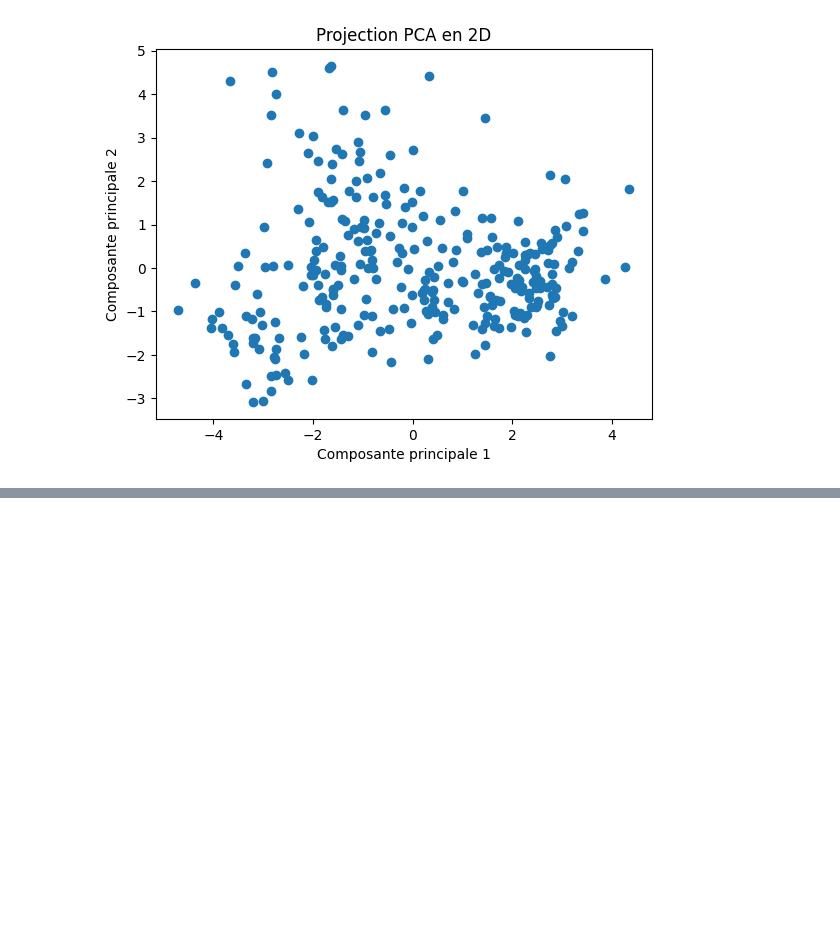
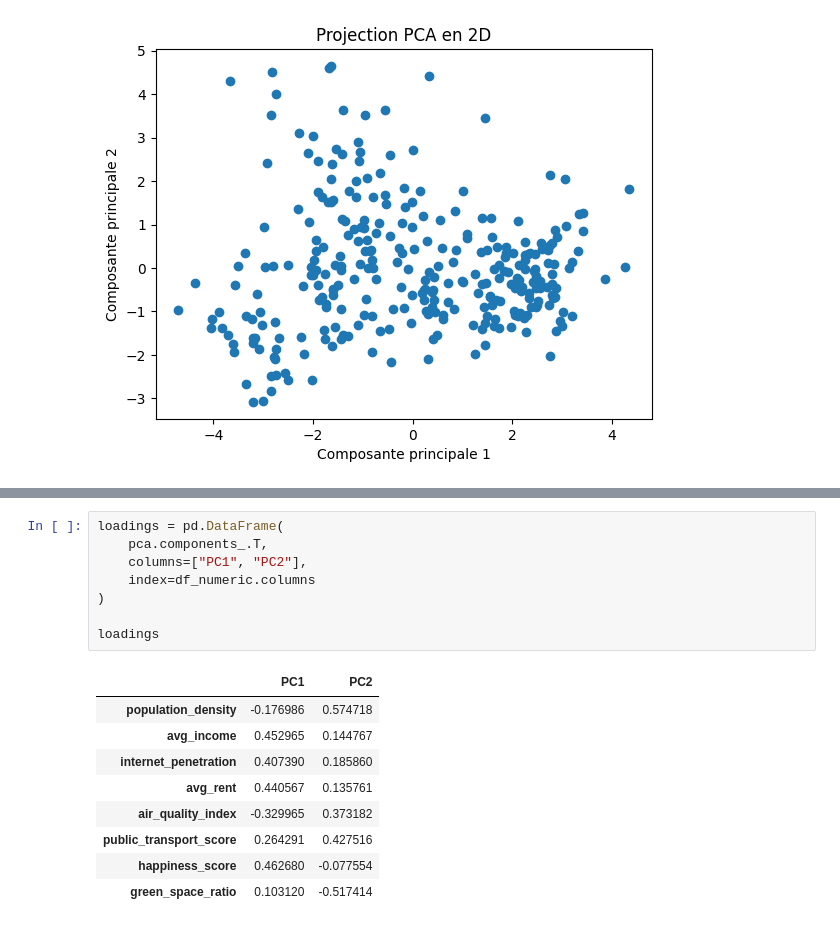
Before and after one commit to benk27Serradj/exam_conteneurisation, a Jupyter notebook: notebooks/pca.ipynb, the cells around one changed output, grey strips where cells are left out. Drawn from its saved outputs; the diff is of its cells as text; blank space fills up the shorter version.

```diff
--- a/notebooks/pca.ipynb
+++ b/notebooks/pca.ipynb
@@ -108,0 +140,18 @@ plt.show()
+# %%
+loadings = pd.DataFrame(
+    pca.components_.T,
+    columns=["PC1", "PC2"],
+    index=df_numeric.columns
+)
+
+loadings
+# %% [output]
+|  | PC1 | PC2 |
+| population_density | -0.176986 | 0.574718 |
+| avg_income | 0.452965 | 0.144767 |
+| internet_penetration | 0.407390 | 0.185860 |
+| avg_rent | 0.440567 | 0.135761 |
+| air_quality_index | -0.329965 | 0.373182 |
+| public_transport_score | 0.264291 | 0.427516 |
+| happiness_score | 0.462680 | -0.077554 |
+| green_space_ratio | 0.103120 | -0.517414 |
```
Also changed, not shown: parts of 7 cells of this notebook.
